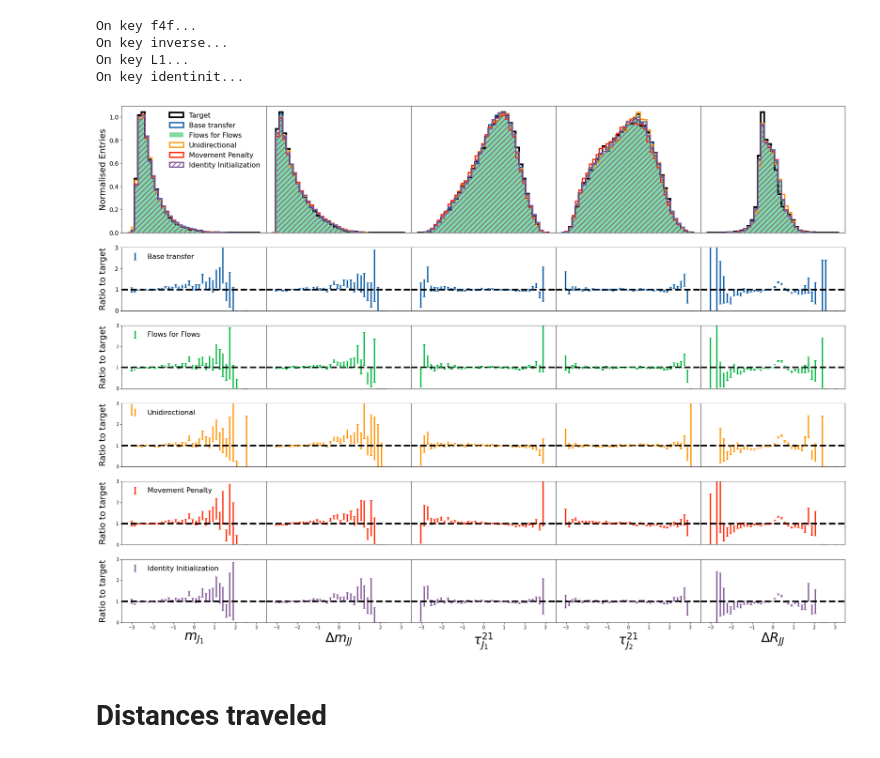
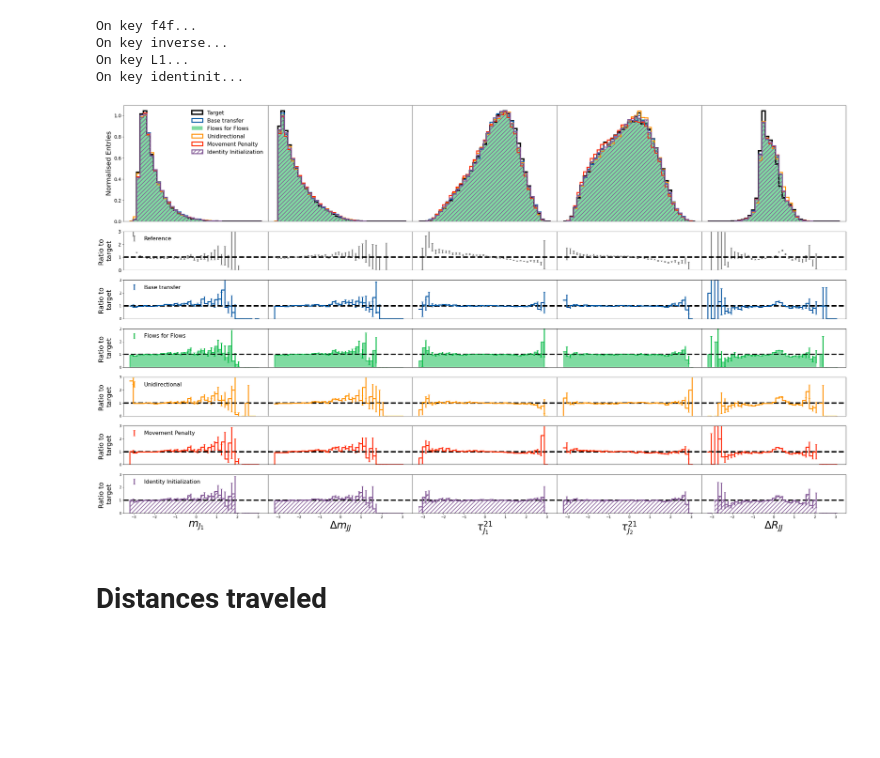
Before and after one commit to rmastand/flows4flows, a Jupyter notebook: paper_plots_science.ipynb, the cells around one changed output. Saved outputs shown, nothing was run; the diff lists cells and outputs as text; code cells hidden in the pictures; blank space fills up the shorter version.

Commit message:
slight plotting updates, using johnny's new ii flows

```diff
--- a/paper_plots_science.ipynb
+++ b/paper_plots_science.ipynb
@@ -267,11 +267,9 @@ def get_errors_of_ratio(x, y, bins):
 
 
 
-
-
 bins = np.linspace(-3.2, 3.2, 40)
 
-fig, ax = plt.subplots(6, 5, figsize = (30, 22), gridspec_kw={'height_ratios': [2, 1, 1, 1, 1, 1]})
+fig, ax = plt.subplots(7, 5, figsize = (38, 22), gridspec_kw={'height_ratios': [3, 1, 1, 1, 1, 1, 1]})
 
 for i in range(5):
 
@@ -281,6 +279,23 @@ for i in range(5):
     ax[0, i].hist(val_dat_data[:,i].numpy(), bins = bins, label = "Target", histtype = "step", color = "black",
                           linewidth = 4, density = True)
 
+    # ratio plot for the initial config
+    ax[1,i].axhline(1, color = "black", linestyle = 'dashed', linewidth = 4)
+    loc_values, _ = np.histogram(val_sim_data[:,i].numpy(), bins = bins, density = True)
+    loc_ratio = np.nan_to_num(np.divide(loc_values, values_target))
+    errorbars = get_errors_of_ratio(val_sim_data[:,i].numpy(), val_dat_data[:,i].numpy(), bins)
+    ax[1, i].errorbar(bins[:-1], loc_ratio, yerr = errorbars, color = "grey",
+                     elinewidth = 3, capsize = 3, label = "Reference", linewidth = 0)
+    ax[1,0].set_ylabel("Ratio to \ntarget", fontsize = f_1)
+    ax[1,0].legend(fontsize = f_2, loc = "upper left", frameon = False)
+    ax[1,i].set_ylim(0, 3)
+    if i != 0:
+        ax[0,i].set_yticks([])
+        ax[1,i].set_yticks([])
+    else:
+        ax[1,i].set_yticks([0, 1, 2, 3])
+
+
     for j, key in enumerate(transformed_data.keys()):
         # plot the distribution
 
@@ -288,63 +303,63 @@ for i in range(5):
                           alpha = style_dict[key][2],  hatch = style_dict[key][3],linewidth = style_dict[key][4], density = True)
 
         # ratio plot
-        ax[j+1,i].axhline(1, color = "black", linestyle = 'dashed', linewidth = 4)
+        ax[j+2,i].axhline(1, color = "black", linestyle = 'dashed', linewidth = 4)
         loc_values, _ = np.histogram(transformed_data[key][:,i], bins = bins, density = True)
         loc_ratio = np.nan_to_num(np.divide(loc_values, values_target))
 
-        #ax[j+1, i].step(bins[:-1], loc_ratio, color = style_dict[key][1],
-         #                     alpha = style_dict[key][2], linewidth = 3)
+        ax[j+2, i].step(bins[:-1], loc_ratio, color = style_dict[key][1],
+                             alpha = style_dict[key][2], linewidth = 3)
 
         errorbars = get_errors_of_ratio(transformed_data[key][:,i], val_dat_data[:,i].numpy(), bins)
-        ax[j+1, i].errorbar(bins[:-1], loc_ratio, yerr = errorbars, color = style_dict[key][1],
+        ax[j+2, i].errorbar(bins[:-1], loc_ratio, yerr = errorbars, color = style_dict[key][1],
                          elinewidth = 3, capsize = 3, label = labels_dict[key], linewidth = 0)
 
         if key == "f4f":
             loc_ratio[loc_ratio < 0] = 0
             loc_ratio[loc_ratio > 10 ] = 0
-            #ax[j+1, i].fill_between(bins[:-1], loc_ratio, color = style_dict[key][1], alpha = style_dict[key][2], step = "pre")
+            ax[j+2, i].fill_between(bins[:-1], loc_ratio, color = style_dict[key][1], alpha = style_dict[key][2], step = "pre")
         if key == "identinit":
             loc_ratio[loc_ratio < 0] = 0
             loc_ratio[loc_ratio > 10 ] = 0
-            #ax[j+1, i].fill_between(bins[:-1], loc_ratio, edgecolor = style_dict[key][1], alpha = style_dict[key][2], hatch="//",facecolor = "none", step = "pre")
+            ax[j+2, i].fill_between(bins[:-1], loc_ratio, edgecolor = style_dict[key][1], alpha = style_dict[key][2], hatch="//",facecolor = "none", step = "pre")
 
-        ax[j+1,0].set_ylabel("Ratio to target", fontsize = f_1)
-        ax[j+1,0].legend(fontsize = f_2, loc = "upper left", frameon = False)
-
-        ax[j+1,i].set_ylim(0, 3)
+        ax[j+2,0].set_ylabel("Ratio to \ntarget", fontsize = f_1)
+        ax[j+2,0].legend(fontsize = f_2, loc = "upper left", frameon = False)
+        ax[j+2,i].set_ylim(0, 3)
 
         if i != 0:
             ax[0,i].set_yticks([])
-            ax[j+1,i].set_yticks([])
+            ax[j+2,i].set_yticks([])
         else:
-            ax[j+1,i].set_yticks([0, 1, 2, 3])
+            ax[j+2,i].set_yticks([0, 1, 2, 3])
 
         if j != 4:
-            ax[j+1,i].set_xticks([])
+            ax[j+2,i].set_xticks([])
 
     # bottom plot gets x_label
-    ax[5,i].set_xlabel(labels[i], fontsize = f_1*1.5)
+    ax[6,i].set_xlabel(labels[i], fontsize = f_1*1.5)
 
     ax[0,i].tick_params(axis='both', labelsize=f_3)
     ax[1,i].tick_params(axis='both', labelsize=f_3)
 
     ax[0,i].set_xticks([])
+    ax[1,i].set_xticks([])
 
 
 
 
 
 plt.setp(ax, xlim=(-3.5, 3.5))
 fig.align_ylabels(ax[:, 0])
 plt.subplots_adjust(wspace=0, hspace=.2)
 
 ax[0,0].legend(fontsize = f_2, loc = "upper right", frameon = False)
 ax[0,0].set_ylabel("Normalised Entries", fontsize = f_1)
 
 plt.savefig(f"plots/science_feature_ratios.pdf", bbox_inches="tight")
 plt.show()
 # %% [output]
-[figure, old version]
+[figure, new version]
 # %% [markdown]
 # Distances traveled
 # %%
```
Also changed, not shown: parts of 1 cell of this notebook.
